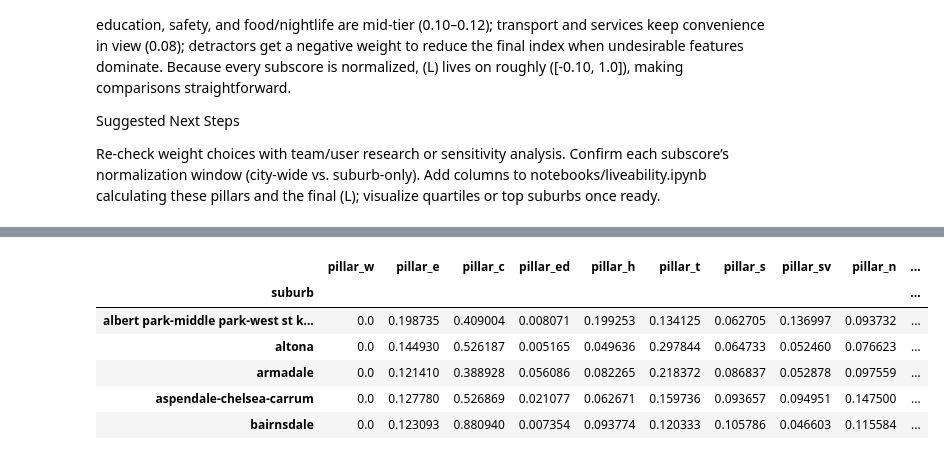
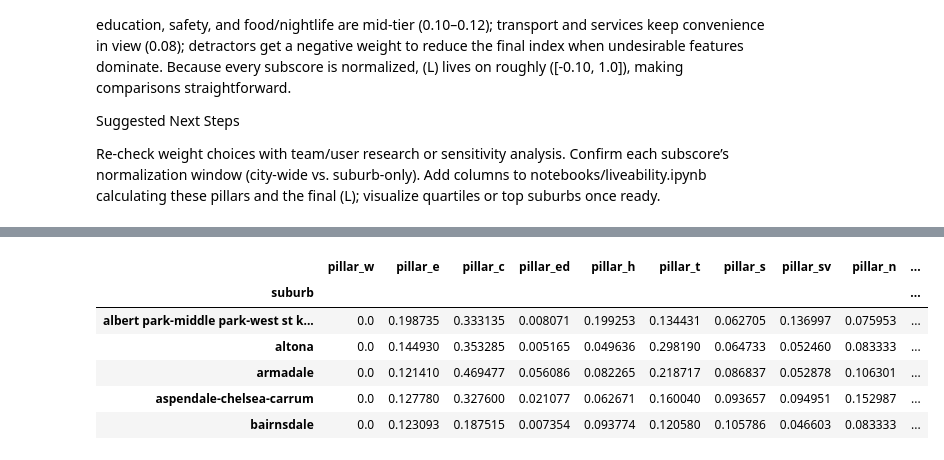
Before and after one commit to jackshee/real-estate-industry-project-public-version, a Jupyter notebook: notebooks/liveability.ipynb, the cells around one changed output, grey strips where cells are left out. Saved outputs shown, nothing was run; the diff lists cells and outputs as text; code cells hidden in the pictures.

```diff
--- a/notebooks/liveability.ipynb
+++ b/notebooks/liveability.ipynb
@@ -44,0 +107,20 @@ import numpy as np
+# %%
+# Use median stats to add median personal income
+data_path = "../data/landing/median_stats.csv"
+census_medians = pd.read_csv(data_path)
+# extract median personal income
+subset = census_medians[census_medians["Statistic"] == "Median total household income ($/weekly)"]
+subset = subset.rename(columns={"Value":
+                                "median_household_income"}).drop(columns=["Statistic"])
+subset = subset.rename(columns={"Suburb": "suburb"})
+df = merge_on_suburb("median_household_income", subset, df)
+
+
+# extract median age
+subset_age = census_medians[census_medians["Statistic"] == "Median rent ($/weekly)(a)"]
+subset_age = subset_age.rename(columns={"Value":
+                                "median_rent_census"}).drop(columns=["Statistic"])
+subset_age = subset_age.rename(columns={"Suburb": "suburb"})
+df = merge_on_suburb("median_rent_census", subset_age, df)
+
+df['income_rent_ratio'] = df['median_rent_census'] / df['median_household_income']
@@ -611,6 +682,7 @@ pillar_config = {
     },
     "C": {  # Affordability (lower rent = better)
         "inverse": ["rental_price"],
+        "inverse": ["income_rent_ratio"]
     },
     "Ed": {  # Education access
         "count": [
@@ -681,14 +753,12 @@ pillar_config = {
             "min_dist_motorcycle_parking",
             "min_dist_charging_station",
             "min_dist_courier",
+            "min_route_dist_m",
+            "min_route_dist_m_imputed",
         ],
         "inverse": [
-            "min_route_dist_m",
             "min_route_dur_s",
-            "min_route_dist_m_imputed",
             "min_route_dur_s_imputed",
-            "min_route_dist_m_imputed_imputed",
-            "min_route_dur_s_imputed_imputed",
         ],
     },
     "S": {  # Safety & civic services
@@ -742,7 +812,6 @@ pillar_config = {
             "min_dist_waste_disposal",
             "min_dist_diused:fuel",
         ],
-        "direct": ["missing_iso_feature"],
     },
 }
 
@@ -759,49 +828,49 @@ for pillar, cfg in pillar_config.items():
 # --- livability equation ---------------------------------------------------
 
 weights = {
-    "W": 0.18,
+    "W": 0.15,
     "E": 0.12,
-    "C": 0.12,
-    "Ed": 0.10,
+    "C": 0.18,
+    "Ed": 0.12,
     "H": 0.12,
-    "T": 0.08,
+    "T": 0.15,
     "S": 0.10,
     "Sv": 0.08,
     "N": 0.10,  # subtract later
 }
 
 weighted_sum = sum(
     weights[p] * pillar_output[p]
     for p in ["W", "E", "C", "Ed", "H", "T", "S", "Sv"]
     if pillar_output[p] is not None
 )
 
 negative_component = weights["N"] * pillar_output["N"]
 suburb_df["livability_score"] = weighted_sum - negative_component
 
 # inspect the results
 suburb_df[
     [
         "pillar_w",
         "pillar_e",
         "pillar_c",
         "pillar_ed",
         "pillar_h",
         "pillar_t",
         "pillar_s",
         "pillar_sv",
         "pillar_n",
         "livability_score",
     ]
 ].head()
 # %% [output]
 |  | pillar_w | pillar_e | pillar_c | pillar_ed | pillar_h | pillar_t | pillar_s | pillar_sv | pillar_n | ... |
 | suburb |  |  |  |  |  |  |  |  |  | ... |
-| albert park-middle park-west st k... | 0.0 | 0.198735 | 0.409004 | 0.008071 | 0.199253 | 0.134125 | 0.062705 | 0.136997 | 0.093732 | ... |
-| altona | 0.0 | 0.144930 | 0.526187 | 0.005165 | 0.049636 | 0.297844 | 0.064733 | 0.052460 | 0.076623 | ... |
-| armadale | 0.0 | 0.121410 | 0.388928 | 0.056086 | 0.082265 | 0.218372 | 0.086837 | 0.052878 | 0.097559 | ... |
-| aspendale-chelsea-carrum | 0.0 | 0.127780 | 0.526869 | 0.021077 | 0.062671 | 0.159736 | 0.093657 | 0.094951 | 0.147500 | ... |
-| bairnsdale | 0.0 | 0.123093 | 0.880940 | 0.007354 | 0.093774 | 0.120333 | 0.105786 | 0.046603 | 0.115584 | ... |
+| albert park-middle park-west st k... | 0.0 | 0.198735 | 0.333135 | 0.008071 | 0.199253 | 0.134431 | 0.062705 | 0.136997 | 0.075953 | ... |
+| altona | 0.0 | 0.144930 | 0.353285 | 0.005165 | 0.049636 | 0.298190 | 0.064733 | 0.052460 | 0.083333 | ... |
+| armadale | 0.0 | 0.121410 | 0.469477 | 0.056086 | 0.082265 | 0.218717 | 0.086837 | 0.052878 | 0.106301 | ... |
+| aspendale-chelsea-carrum | 0.0 | 0.127780 | 0.327600 | 0.021077 | 0.062671 | 0.160040 | 0.093657 | 0.094951 | 0.152987 | ... |
+| bairnsdale | 0.0 | 0.123093 | 0.187515 | 0.007354 | 0.093774 | 0.120580 | 0.105786 | 0.046603 | 0.083333 | ... |
 # %%
 suburb_df = suburb_df.sort_values("livability_score", ascending=False)
 suburb_df.head()
```
Also changed, not shown: parts of 11 cells of this notebook, 1 other file.
